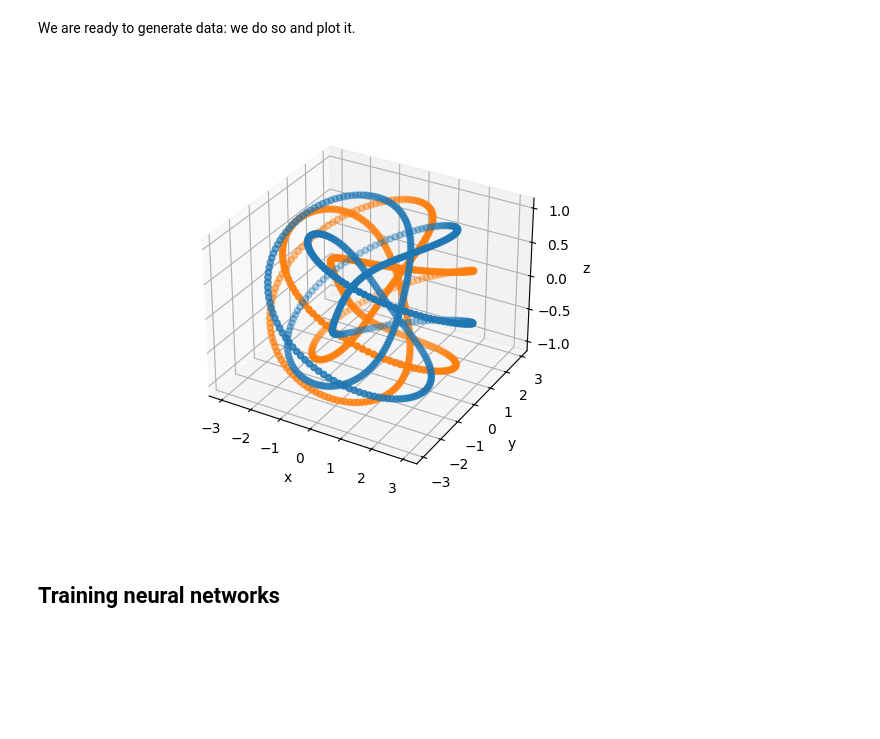
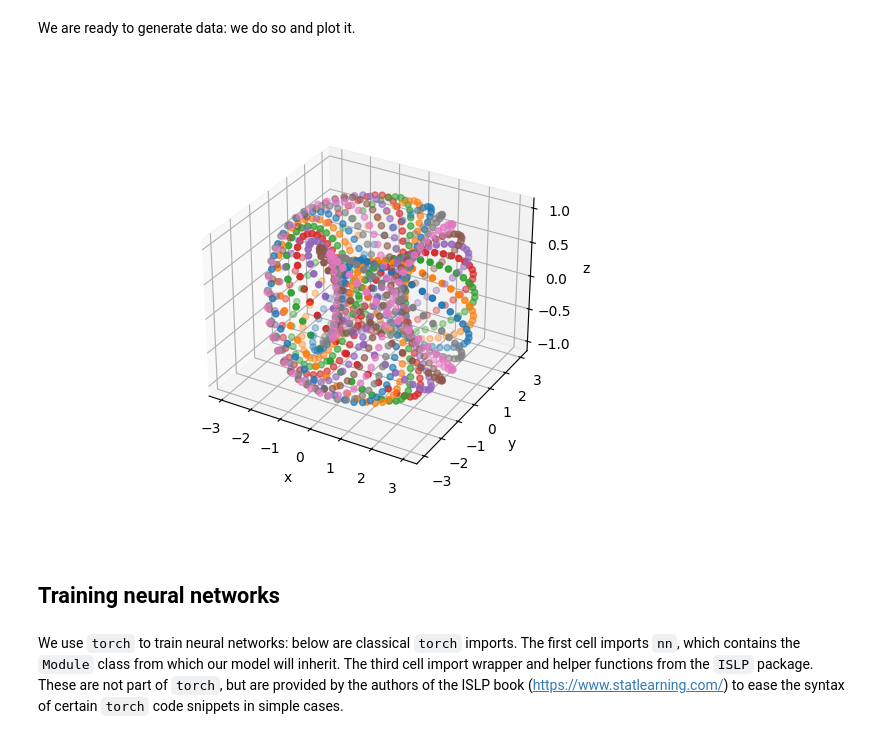
Before and after one commit to EtienneBatelier/ml-experiments, a Jupyter notebook: Torus links and neural networks.ipynb, the cells around one changed output. Cells and saved outputs as stored; diff of their text form; code cells hidden in the pictures; blank space fills up the shorter version.

Commit message:
Started training neural networks in the torus link project

```diff
--- a/Torus links and neural networks.ipynb
+++ b/Torus links and neural networks.ipynb
@@ -51,34 +51,34 @@ def simulateData(p, q, N):
     for k in range(1, n):
         features = np.concatenate((features, [torusLink(p_prime, q_prime, t, 2*np.pi*k/(q_prime*n)) for t in np.linspace(0, 2*np.pi, num = int(N/n), endpoint = False)]))
         responses = np.concatenate((responses, k*np.ones(int(N/n))))
-    return [features, responses]
+    return features, responses
 # %% [markdown]
 We are ready to generate data: we do so and plot it.
 # %%
-p, q = 8, 6
-n = np.gcd(p, q)
+p, q = 16, 24
+n = int(np.gcd(p, q))
 N = 1000
 N = n*int(N/n) #Replaces N with a close multiple of gcd(p, q)
-features = simulateData(p, q, N)[0]
+torusLinkFeatures, torusLinksResponses = simulateData(p, q, N)
 # %%
-#A function to plot at most ten colored collections of points in three dimensions
-def threeDPlotRedBlue(collections):
-    colors = matplotlib.cm.tab10(range(10)) #Provides a collection of ten colors
+#A function to plot at most twenty colored collections of points in three dimensions
+def threeDimPlot(collections):
+    colors = matplotlib.cm.tab10(range(10)) #Provides a collection of twenty colors
     ax = plt.figure().add_subplot(projection = '3d')
     ax.set(xlabel='x', ylabel='y', zlabel='z')
-    for i in range(len(collections)):
-        ax.scatter(collections[i][0], collections[i][1], collections[i][2], color = colors[i])
+    for (collection, color) in zip(collections, colors):
+        ax.scatter(collection[0], collection[1], collection[2], color = color)
     return ax
 # %%
 collections = []
-for i in range(n): #We retrieve the points in feature component by component
-    x_ = [features[k][0] for k in range(i*int(len(features)/n), (i+1)*int(len(features)/n))]
-    y_ = [features[k][1] for k in range(i*int(len(features)/n), (i+1)*int(len(features)/n))]
-    z_ = [features[k][2] for k in range(i*int(len(features)/n), (i+1)*int(len(features)/n))]
+for i in range(n): #We retrieve the points in "features" component by component
+    x_ = [torusLinkFeatures[k][0] for k in range(i*int(N/n), (i+1)*int(N/n))]
+    y_ = [torusLinkFeatures[k][1] for k in range(i*int(N/n), (i+1)*int(N/n))]
+    z_ = [torusLinkFeatures[k][2] for k in range(i*int(N/n), (i+1)*int(N/n))]
     collections.append([x_, y_, z_])
 
-ax = threeDPlotRedBlue(collections)
+ax = threeDimPlot(collections)
 plt.show()
 # %% [output]
-[figure, old version]
+[figure, new version]
 # %%
@@ -86,5 +86,7 @@ plt.close() #Frees the memory occupied by the figure
 # %% [markdown]
 ## Training neural networks
+# %% [markdown]
+We use `torch` to train neural networks: below are classical `torch` imports. The first cell imports `nn`, which contains the `Module` class from which our model will inherit. The third cell import wrapper and helper functions from the `ISLP` package. These are not part of `torch`, but are provided by the authors of the ISLP book (https://www.statlearning.com/) to ease the syntax of certain `torch` code snippets in simple cases.
 # %%
 import torch
 from torch import nn
```
Also changed, not shown: parts of 35 cells of this notebook, 42 other files.
